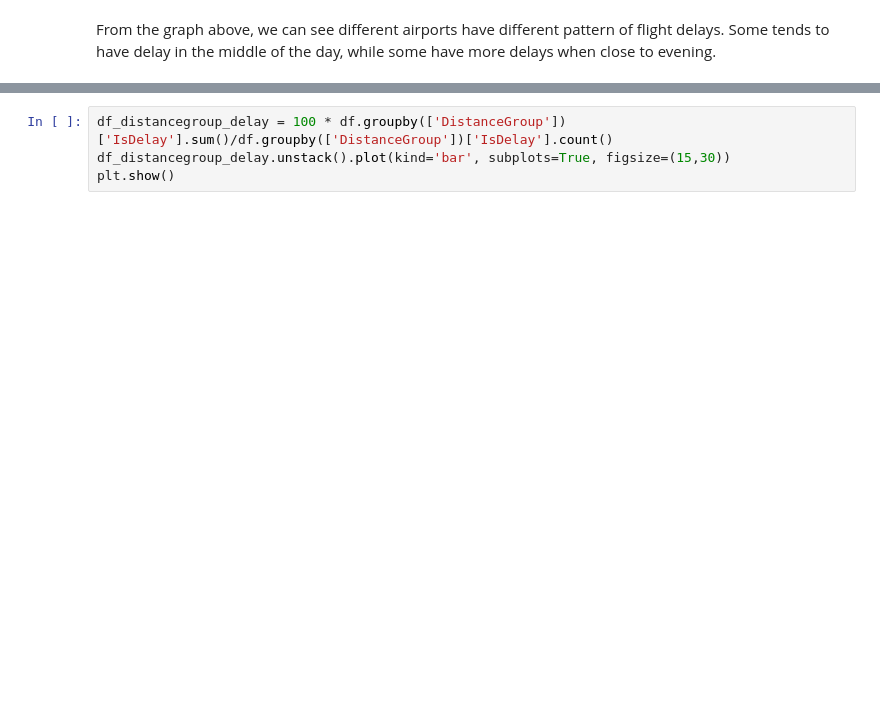
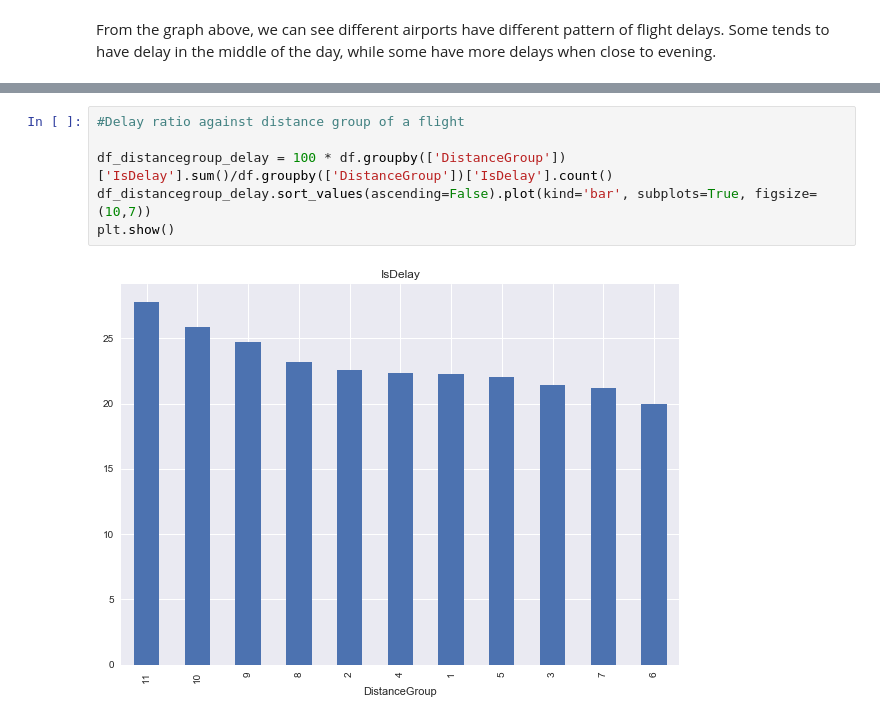
Before and after one commit to cuthlo/springboard, a Jupyter notebook: capstone_project1/EDA/Exploratory_Data_Analysis.ipynb, the cells around one changed output, grey strips where cells are left out. Saved outputs shown, nothing was run; the diff lists cells and outputs as text; blank space fills up the shorter version.

```diff
--- a/capstone_project1/EDA/Exploratory_Data_Analysis.ipynb
+++ b/capstone_project1/EDA/Exploratory_Data_Analysis.ipynb
@@ -113,4 +180,8 @@ plt.show()
 # %%
+#Delay ratio against distance group of a flight
+
 df_distancegroup_delay = 100 * df.groupby(['DistanceGroup'])['IsDelay'].sum()/df.groupby(['DistanceGroup'])['IsDelay'].count()
-df_distancegroup_delay.unstack().plot(kind='bar', subplots=True, figsize=(15,30))
+df_distancegroup_delay.sort_values(ascending=False).plot(kind='bar', subplots=True, figsize=(10,7))
 plt.show()
+# %% [output]
+[figure, added]
```
Also changed, not shown: parts of 11 cells of this notebook.
